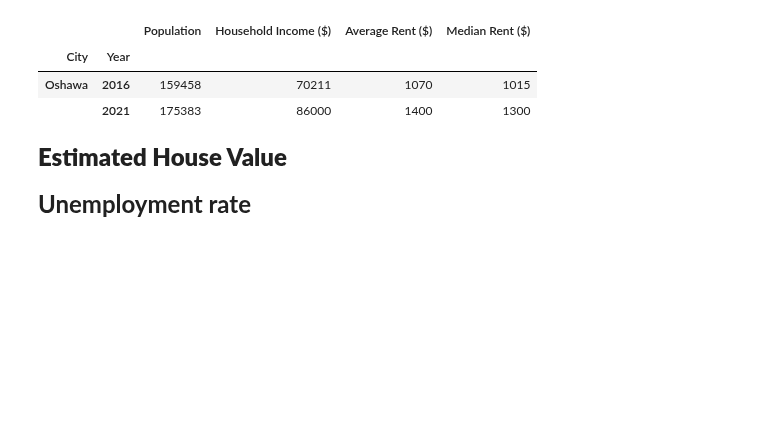
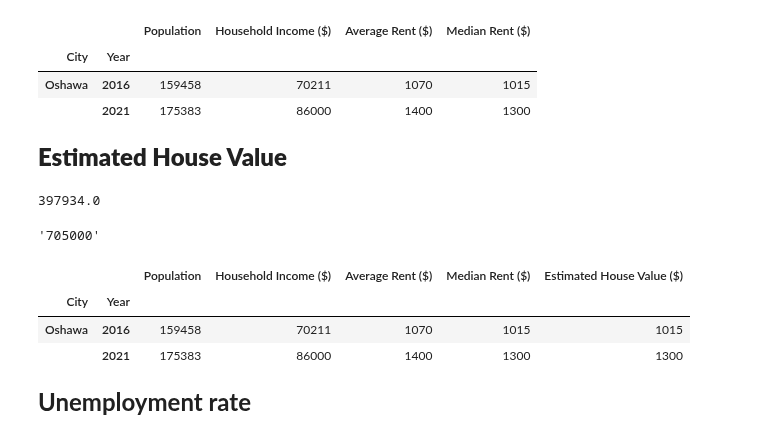
Before and after one commit to MaisieDeGraaf/oakville-housing-analysis, a Jupyter notebook: Housing Market.ipynb, the cells around one changed output. Saved outputs shown, nothing was run; the diff lists cells and outputs as text; code cells hidden in the pictures; blank space fills up the shorter version.

```diff
--- a/Housing Market.ipynb
+++ b/Housing Market.ipynb
@@ -102,6 +102,35 @@ Oshawa_df
 |  | 2021 | 175383 | 86000 | 1400 | 1300 |
 # %% [markdown]
 ****<font size="5">Estimated House Value</font>****
+# %%
+#Listing all my paths
+data_2016 = Path("Resources1/2016 Owned vs Rented - Oshawa.csv")
+
+#Read the csv file
+df_2016 = pd.read_csv(data_2016, encoding = "ISO-8859-1",skiprows=[0,1])
+oshawa_value_2016 = df_2016.index[60][3]
+oshawa_value_2016
+# %% [output]
+397934.0
+# %%
+#Listing all my paths
+data_2021 = Path("Resources1/2021 Owned vs Rented - Oshawa.csv")
+
+#Read the csv file
+df_2021 = pd.read_csv(data_2021, encoding = "ISO-8859-1",skiprows=[0,1])
+oshawa_value_2021 = df_2021.iloc[76][3]
+oshawa_value_2021
+# %% [output]
+'705000'
+# %%
+#Adding to the df
+Oshawa_df["Estimated House Value ($)"] = [oshawa_median_rent_2016,oshawa_median_rent_2021]
+Oshawa_df
+# %% [output]
+|  |  | Population | Household Income ($) | Average Rent ($) | Median Rent ($) | Estimated House Value ($) |
+| City | Year |  |  |  |  |  |
+| Oshawa | 2016 | 159458 | 70211 | 1070 | 1015 | 1015 |
+|  | 2021 | 175383 | 86000 | 1400 | 1300 | 1300 |
 # %% [markdown]
 **<font size="5">Unemployment rate</font>**
 # %%
```
Also changed, not shown: parts of 8 cells of this notebook, 6 other files.
